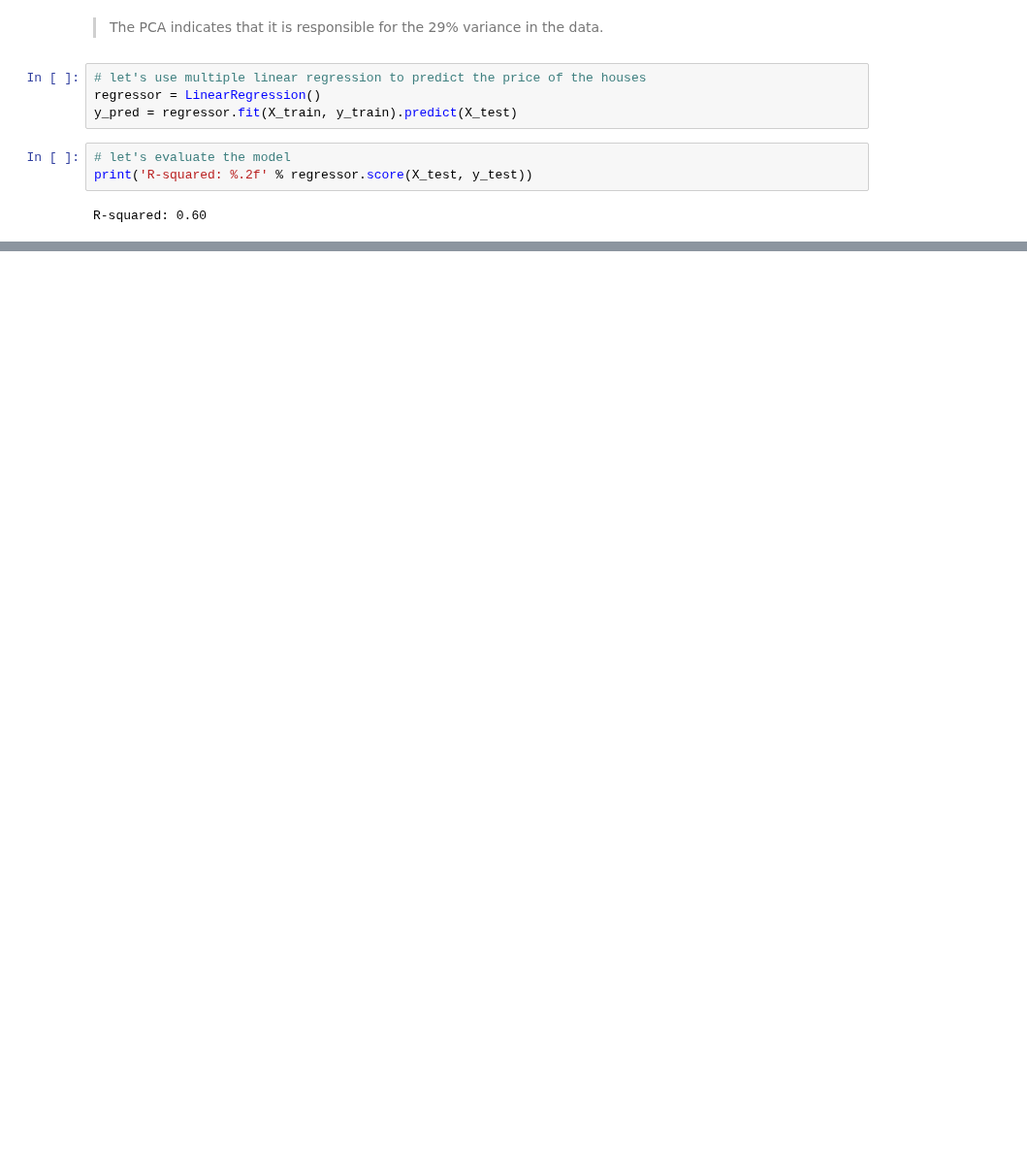
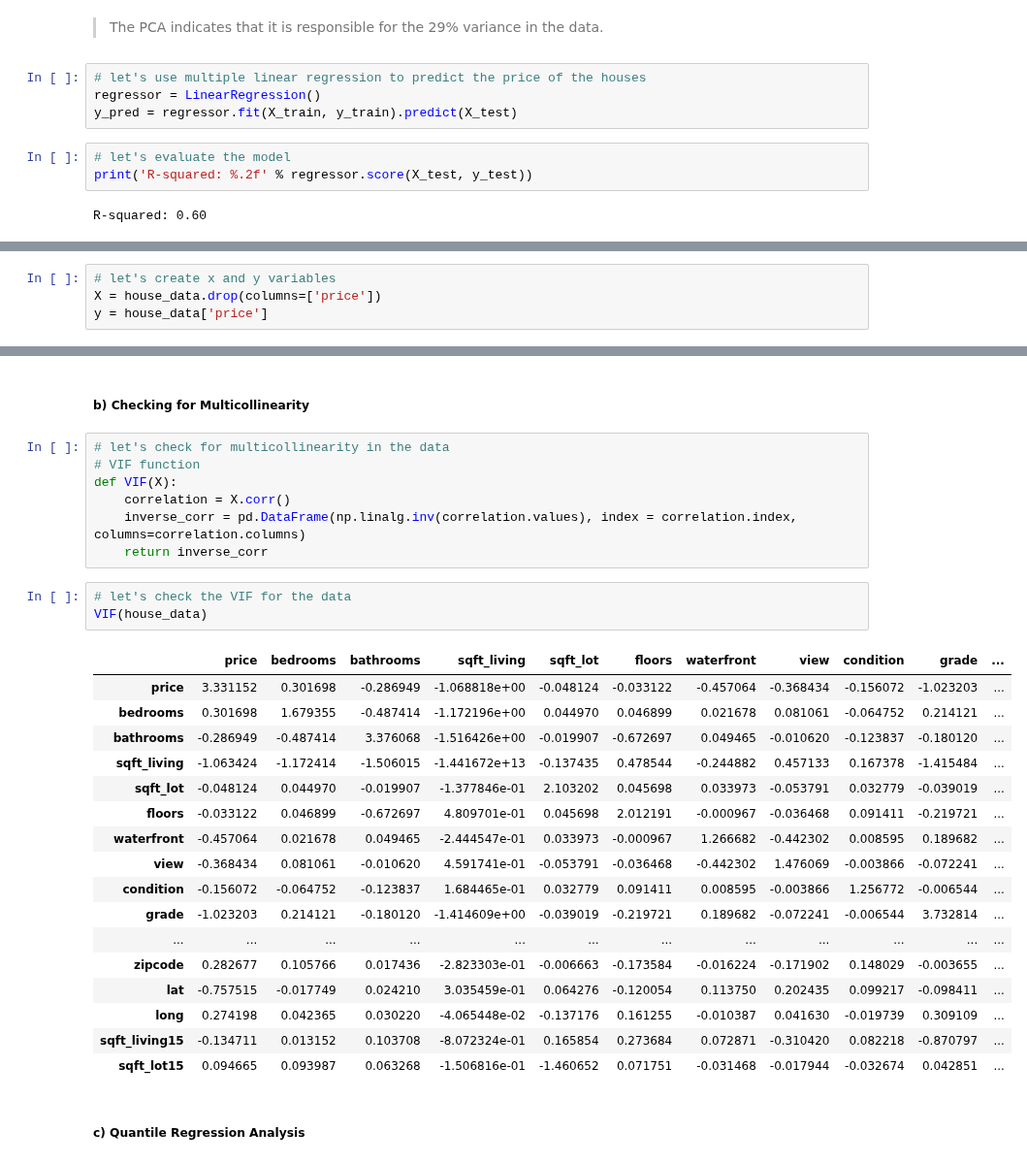
Before and after one commit to stogaja/Python-ML-Projects, a Jupyter notebook: Regression with Hass Consulting Company/app.ipynb, the cells around one changed output, grey strips where cells are left out. Shown at 97% size. Drawn from its saved outputs; the diff is of its cells as text; blank space fills up the shorter version.

```diff
--- a/Regression with Hass Consulting Company/app.ipynb
+++ b/Regression with Hass Consulting Company/app.ipynb
@@ -611,0 +643,4 @@ R-squared: 0.60
+# %%
+# let's create x and y variables
+X = house_data.drop(columns=['price'])
+y = house_data['price']
@@ -611,0 +722,32 @@ R-squared: 0.60
+# %% [markdown]
+##### b) Checking for Multicollinearity
+# %%
+# let's check for multicollinearity in the data
+# VIF function
+def VIF(X):
+    correlation = X.corr()
+    inverse_corr = pd.DataFrame(np.linalg.inv(correlation.values), index = correlation.index, columns=correlation.columns)
+    return inverse_corr
+# %%
+# let's check the VIF for the data
+VIF(house_data)
+# %% [output]
+|  | price | bedrooms | bathrooms | sqft_living | sqft_lot | floors | waterfront | view | condition | grade | ... |
+| price | 3.331152 | 0.301698 | -0.286949 | -1.068818e+00 | -0.048124 | -0.033122 | -0.457064 | -0.368434 | -0.156072 | -1.023203 | ... |
+| bedrooms | 0.301698 | 1.679355 | -0.487414 | -1.172196e+00 | 0.044970 | 0.046899 | 0.021678 | 0.081061 | -0.064752 | 0.214121 | ... |
+| bathrooms | -0.286949 | -0.487414 | 3.376068 | -1.516426e+00 | -0.019907 | -0.672697 | 0.049465 | -0.010620 | -0.123837 | -0.180120 | ... |
+| sqft_living | -1.063424 | -1.172414 | -1.506015 | -1.441672e+13 | -0.137435 | 0.478544 | -0.244882 | 0.457133 | 0.167378 | -1.415484 | ... |
+| sqft_lot | -0.048124 | 0.044970 | -0.019907 | -1.377846e-01 | 2.103202 | 0.045698 | 0.033973 | -0.053791 | 0.032779 | -0.039019 | ... |
+| floors | -0.033122 | 0.046899 | -0.672697 | 4.809701e-01 | 0.045698 | 2.012191 | -0.000967 | -0.036468 | 0.091411 | -0.219721 | ... |
+| waterfront | -0.457064 | 0.021678 | 0.049465 | -2.444547e-01 | 0.033973 | -0.000967 | 1.266682 | -0.442302 | 0.008595 | 0.189682 | ... |
+| view | -0.368434 | 0.081061 | -0.010620 | 4.591741e-01 | -0.053791 | -0.036468 | -0.442302 | 1.476069 | -0.003866 | -0.072241 | ... |
+| condition | -0.156072 | -0.064752 | -0.123837 | 1.684465e-01 | 0.032779 | 0.091411 | 0.008595 | -0.003866 | 1.256772 | -0.006544 | ... |
+| grade | -1.023203 | 0.214121 | -0.180120 | -1.414609e+00 | -0.039019 | -0.219721 | 0.189682 | -0.072241 | -0.006544 | 3.732814 | ... |
+| ... | ... | ... | ... | ... | ... | ... | ... | ... | ... | ... | ... |
+| zipcode | 0.282677 | 0.105766 | 0.017436 | -2.823303e-01 | -0.006663 | -0.173584 | -0.016224 | -0.171902 | 0.148029 | -0.003655 | ... |
+| lat | -0.757515 | -0.017749 | 0.024210 | 3.035459e-01 | 0.064276 | -0.120054 | 0.113750 | 0.202435 | 0.099217 | -0.098411 | ... |
+| long | 0.274198 | 0.042365 | 0.030220 | -4.065448e-02 | -0.137176 | 0.161255 | -0.010387 | 0.041630 | -0.019739 | 0.309109 | ... |
+| sqft_living15 | -0.134711 | 0.013152 | 0.103708 | -8.072324e-01 | 0.165854 | 0.273684 | 0.072871 | -0.310420 | 0.082218 | -0.870797 | ... |
+| sqft_lot15 | 0.094665 | 0.093987 | 0.063268 | -1.506816e-01 | -1.460652 | 0.071751 | -0.031468 | -0.017944 | -0.032674 | 0.042851 | ... |
+# %% [markdown]
+##### c) Quantile Regression Analysis
```
Also changed, not shown: parts of 35 cells of this notebook.
